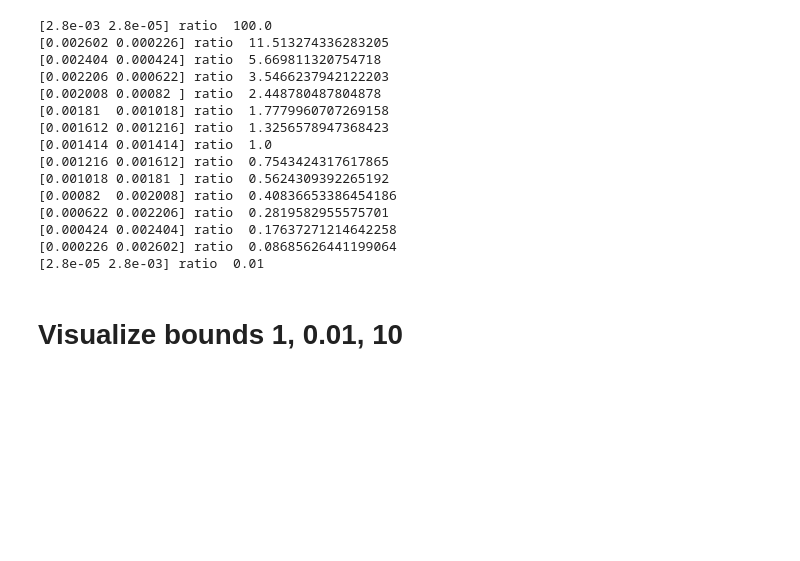
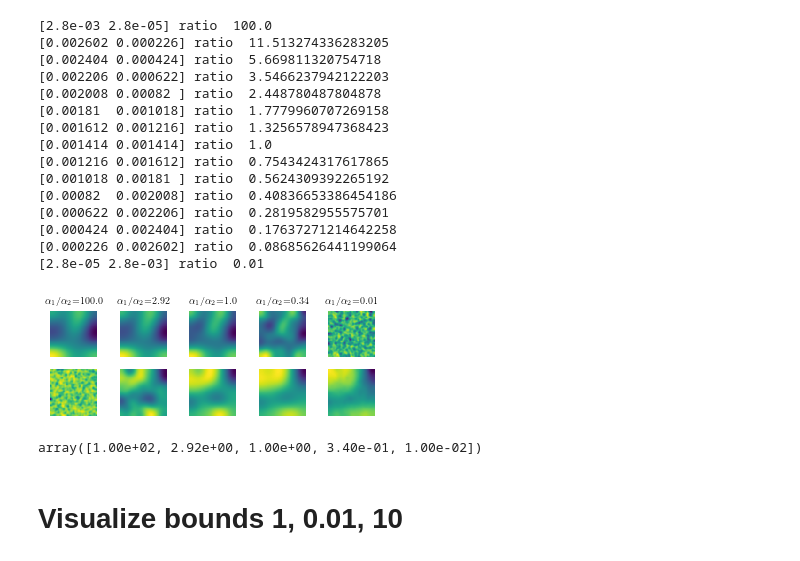
Before and after one commit to KatharinaBracher/GCCM, a Jupyter notebook: gccm_python/notebooks/fig2.ipynb, the cells around one changed output. Saved outputs shown, nothing was run; the diff lists cells and outputs as text; code cells hidden in the pictures; blank space fills up the shorter version.

```diff
--- a/gccm_python/notebooks/fig2.ipynb
+++ b/gccm_python/notebooks/fig2.ipynb
@@ -74,6 +74,31 @@ for a, r in zip(a_list, a_ratio):
 [0.000424 0.002404] ratio  0.17637271214642258
 [0.000226 0.002602] ratio  0.08685626441199064
 [2.8e-05 2.8e-03] ratio  0.01
+# %%
+a1_list = np.linspace(2.8e-3, 2.8e-5,5)
+a2_list = np.flip(a1_list)
+ratio = (a1_list/a2_list).round(2)
+
+fig, axes = plt.subplots(2,5, figsize=(5, 2))
+
+for i, (a1,a2,r) in enumerate(zip(a1_list, a2_list, ratio)):
+    X, Y = run_sim(X_rand, Y_rand, T=30, c=0.1, a1=a1, a2=a2, plot=False)
+
+    ax1 = axes[0, i]
+    ax2 = axes[1, i]
+
+    show_patterns(X, ax=ax1)
+    ax1.set_title(fr'$\alpha_1/\alpha_2$={r}', fontsize=10)
+    show_patterns(Y, ax=ax2)
+
+plt.tight_layout()
+plt.savefig('../plots_paper/simulation.pdf', bbox_inches='tight')
+# %% [output]
+[figure, added]
+# %%
+(a1_list/a2_list).round(2)
+# %% [output]
+array([1.00e+02, 2.92e+00, 1.00e+00, 3.40e-01, 1.00e-02])
 # %% [markdown]
 # Visualize bounds 1, 0.01, 10
 # %%
```
Also changed, not shown: parts of 1 cell of this notebook, 4 other files.
